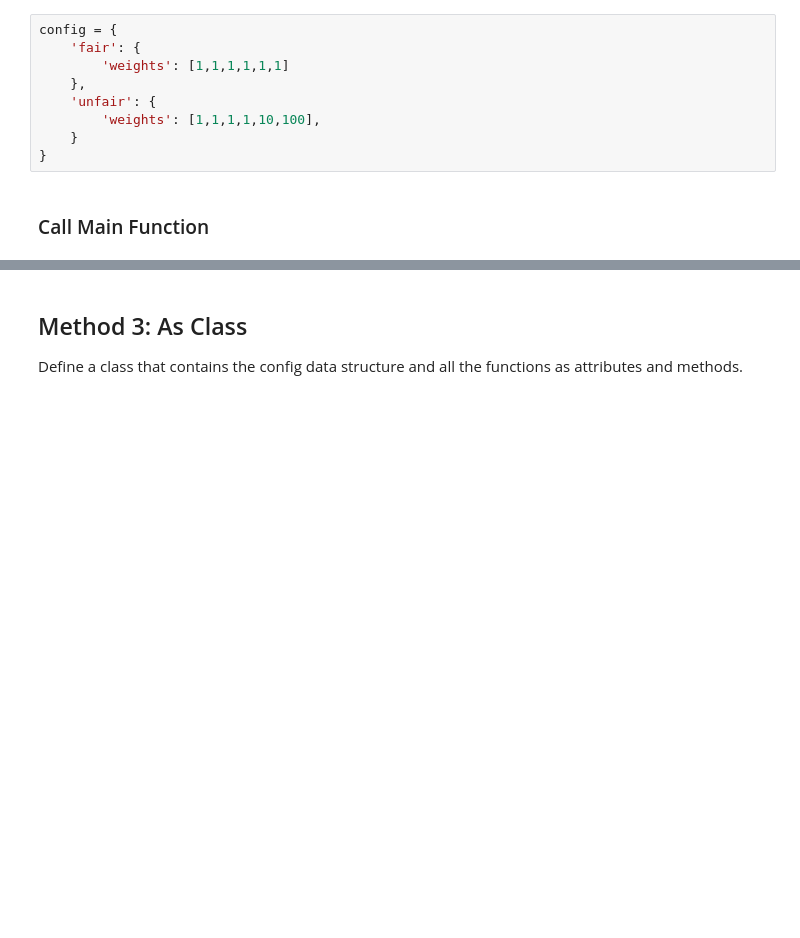
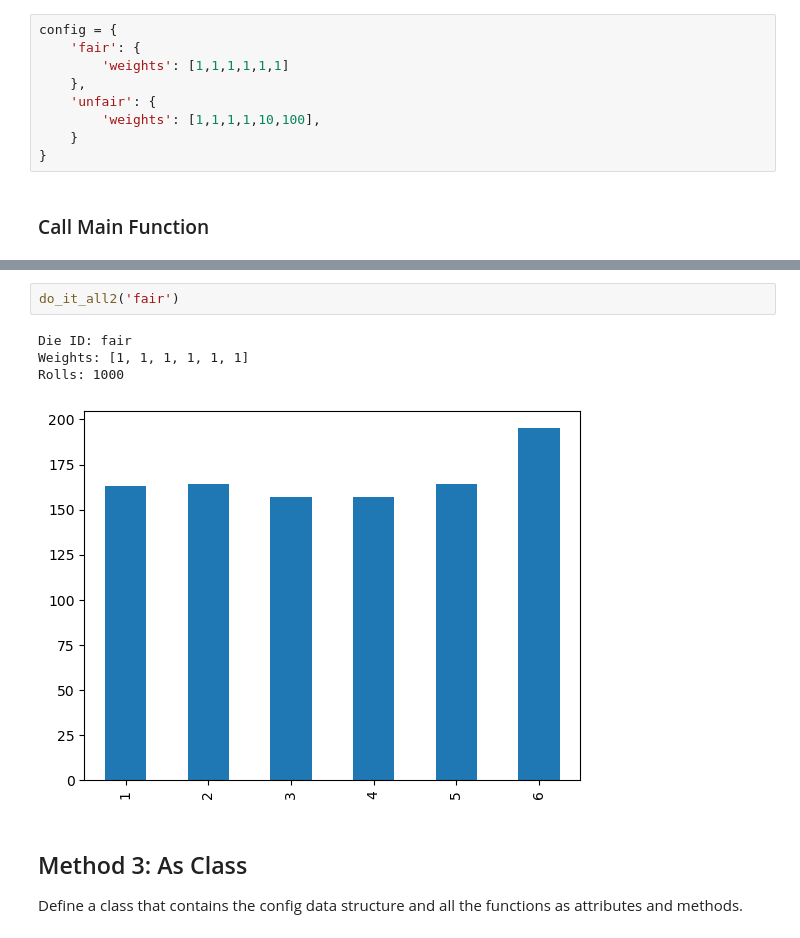
Before and after one commit to ontoligent/DS5100-book, a Jupyter notebook: notebooks/M07_PythonClasses/M07-02-ClassesExample.ipynb, the cells around one changed output, grey strips where cells are left out. Saved outputs shown, nothing was run; the diff lists cells and outputs as text; blank space fills up the shorter version.

```diff
--- a/notebooks/M07_PythonClasses/M07-02-ClassesExample.ipynb
+++ b/notebooks/M07_PythonClasses/M07-02-ClassesExample.ipynb
@@ -174,3 +175,10 @@ Rolls: 1000
+# %%
+do_it_all2('fair')
+# %% [output]
+Die ID: fair
+Weights: [1, 1, 1, 1, 1, 1]
+Rolls: 1000
+[figure, added]
 # %% [markdown]
 ## Method 3: As Class
 
```
Also changed, not shown: parts of 11 cells of this notebook, 20 other files.
